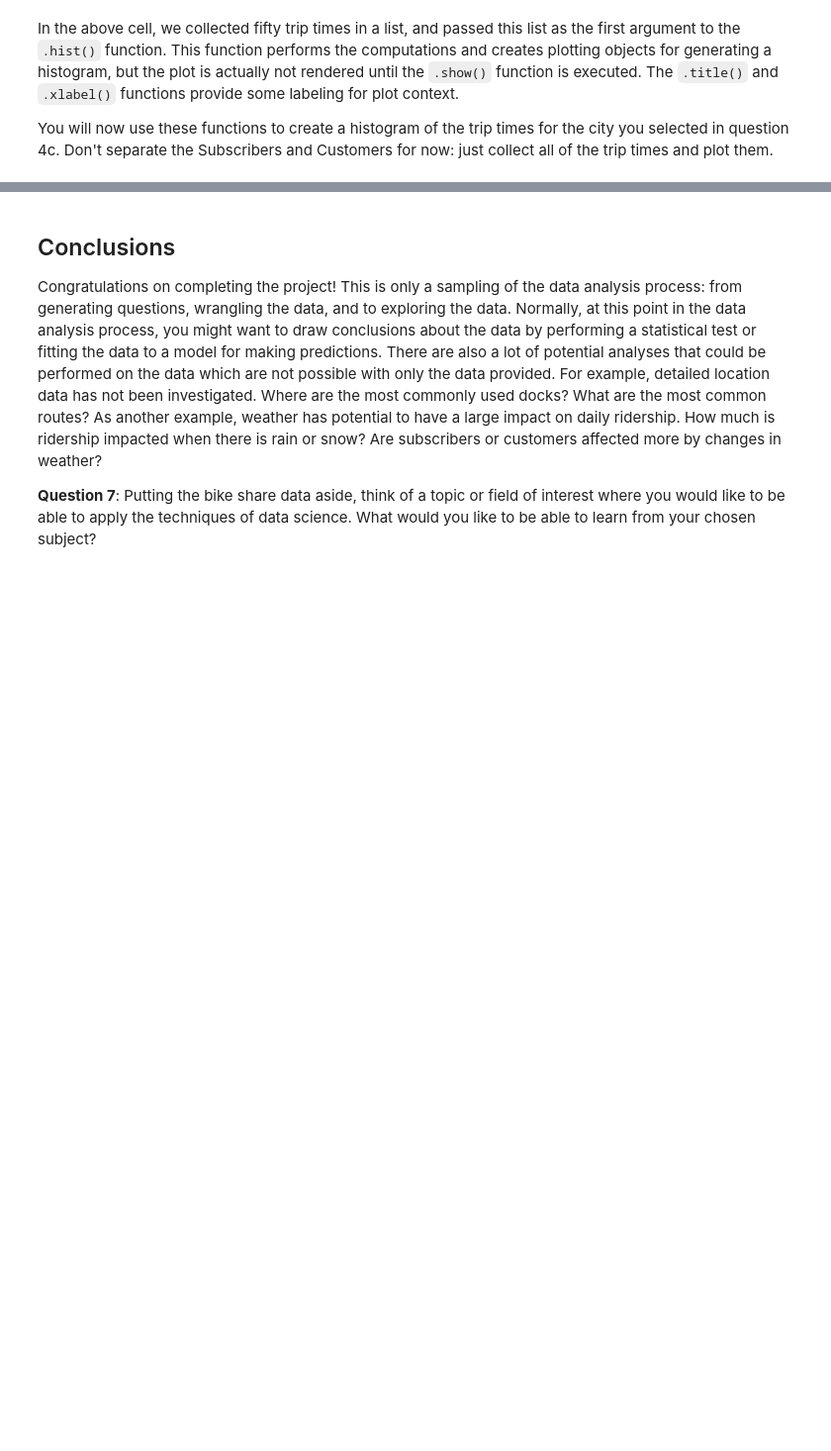
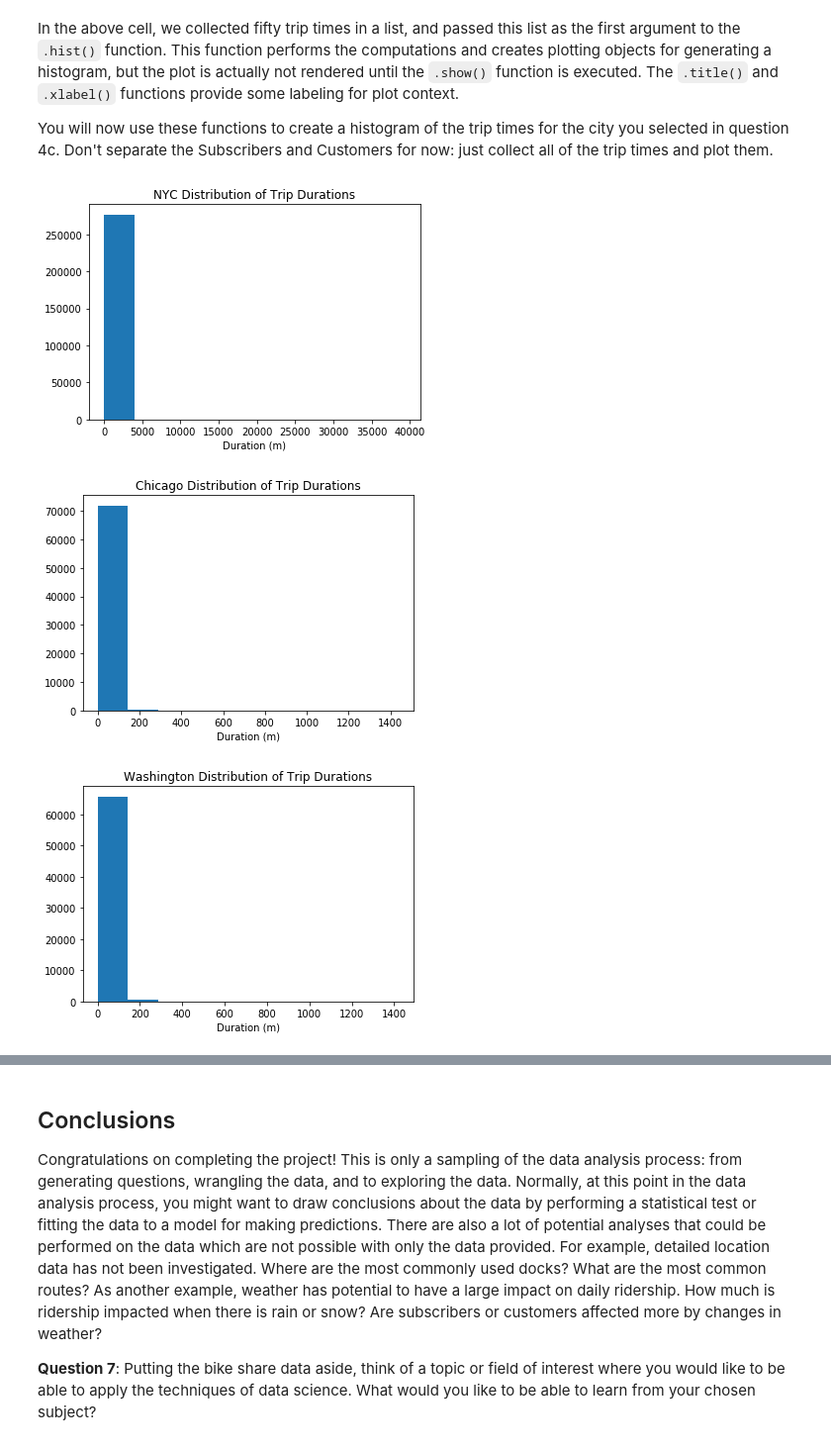
Before and after one commit to Sasa94s/explore-bike-share-data, a Jupyter notebook: Bike_Share_Analysis.ipynb, the cells around one changed output, grey strips where cells are left out. Shown at 99% size. Drawn from its saved outputs; the diff is of its cells as text; code cells hidden in the pictures; blank space fills up the shorter version.

```diff
--- a/Bike_Share_Analysis.ipynb
+++ b/Bike_Share_Analysis.ipynb
@@ -349,3 +597,32 @@ You will now use these functions to create a histogram of the trip times for the
+# %%
+## Use this and additional cells to collect all of the trip times as a list ##
+## and then use pyplot functions to generate a histogram of trip times.     ##
+def trip_times(summary_path):
+    with open(summary_path, 'r') as f_in:
+        f_in_reader = csv.DictReader(f_in)
+        return [float(row['duration']) for row in f_in_reader]
+
+nyc_trip_times = trip_times(nyc_summary_path)
+plt.hist(nyc_trip_times)
+plt.title('NYC Distribution of Trip Durations')
+plt.xlabel('Duration (m)')
+plt.show()
+
+chicago_trip_times = trip_times(chicago_summary_path)
+plt.hist(chicago_trip_times)
+plt.title('Chicago Distribution of Trip Durations')
+plt.xlabel('Duration (m)')
+plt.show()
+
+washington_trip_times = trip_times(washington_summary_path)
+plt.hist(washington_trip_times)
+plt.title('Washington Distribution of Trip Durations')
+plt.xlabel('Duration (m)')
+plt.show()
+# %% [output]
+[figure, added]
+[figure, added]
+[figure, added]
 # %% [markdown]
 If you followed the use of the `.hist()` and `.show()` functions exactly like in the example, you're probably looking at a plot that's completely unexpected. The plot consists of one extremely tall bar on the left, maybe a very short second bar, and a whole lot of empty space in the center and right. Take a look at the duration values on the x-axis. This suggests that there are some highly infrequent outliers in the data. Instead of reprocessing the data, you will use additional parameters with the `.hist()` function to limit the range of data that is plotted. Documentation for the function can be found [[here]](https://matplotlib.org/devdocs/api/_as_gen/matplotlib.pyplot.hist.html#matplotlib.pyplot.hist).
 
```
Also changed, not shown: parts of 26 cells of this notebook, 5 other files.
